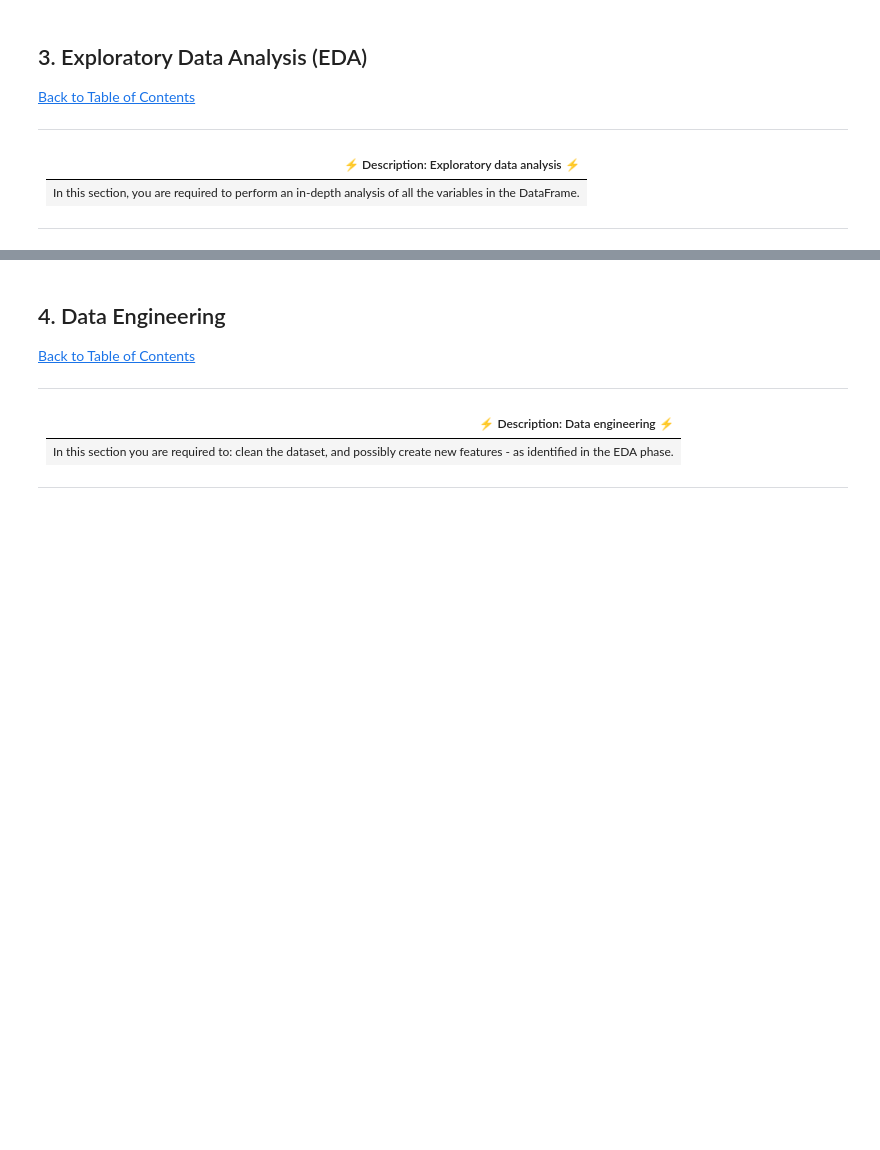
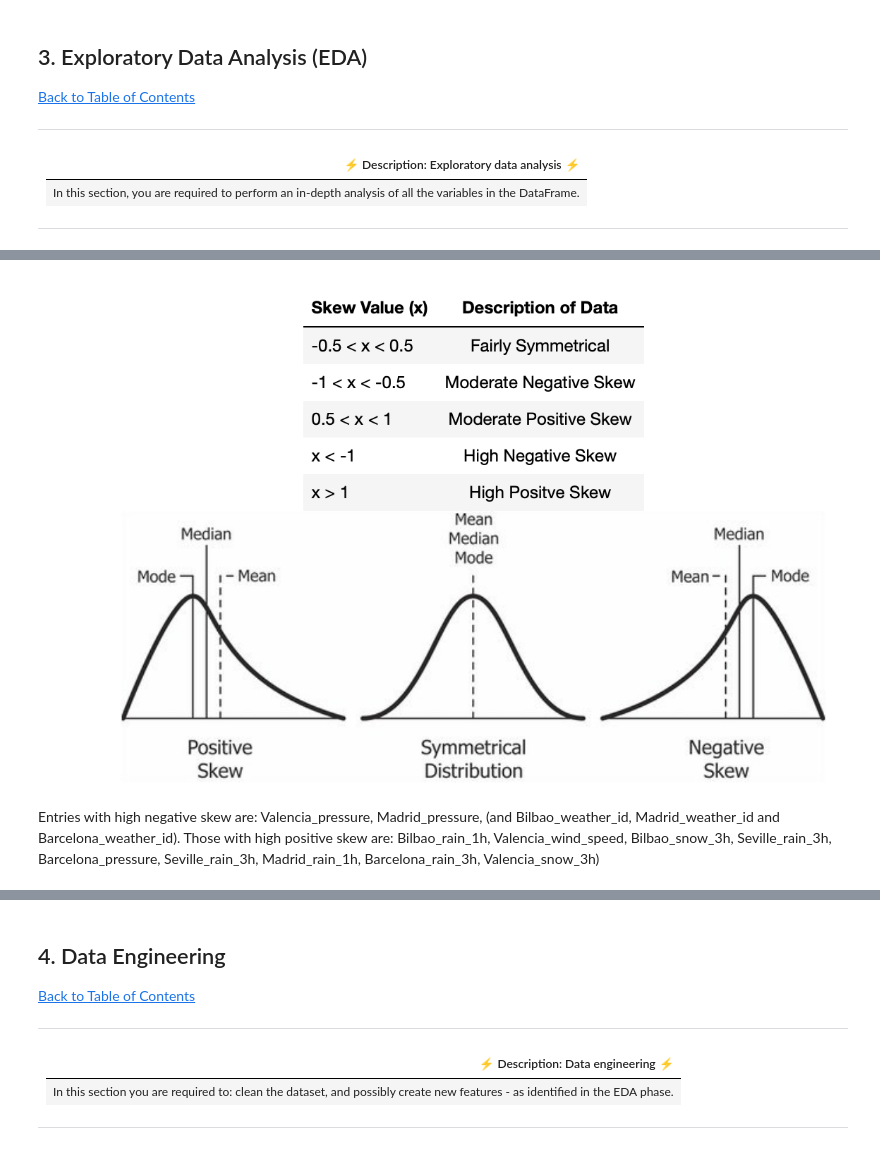
Before and after one commit to Reegs001220/Regression-sprint-2307FTDS-Team-DN1, a Jupyter notebook: Advanced-Regression-Starter-Data/starter-notebook.ipynb, the cells around one changed output, grey strips where cells are left out. Cells and saved outputs as stored; diff of their text form; code cells hidden in the pictures; blank space fills up the shorter version.

```diff
--- a/Advanced-Regression-Starter-Data/starter-notebook.ipynb
+++ b/Advanced-Regression-Starter-Data/starter-notebook.ipynb
@@ -172,0 +374,9 @@ df.describe()
+# %%
+from IPython.display import display, Image
+
+# Provide the image path as an argument to the Image class
+display(Image(filename="Skew.png"))
+# %% [output]
+[figure, added]
+# %% [markdown]
+Entries with high negative skew are: Valencia_pressure, Madrid_pressure, (and Bilbao_weather_id, Madrid_weather_id and Barcelona_weather_id). Those with high positive skew are: Bilbao_rain_1h, Valencia_wind_speed, Bilbao_snow_3h, Seville_rain_3h, Barcelona_pressure, Seville_rain_3h, Madrid_rain_1h, Barcelona_rain_3h, Valencia_snow_3h)
```
Also changed, not shown: parts of 43 cells of this notebook.
